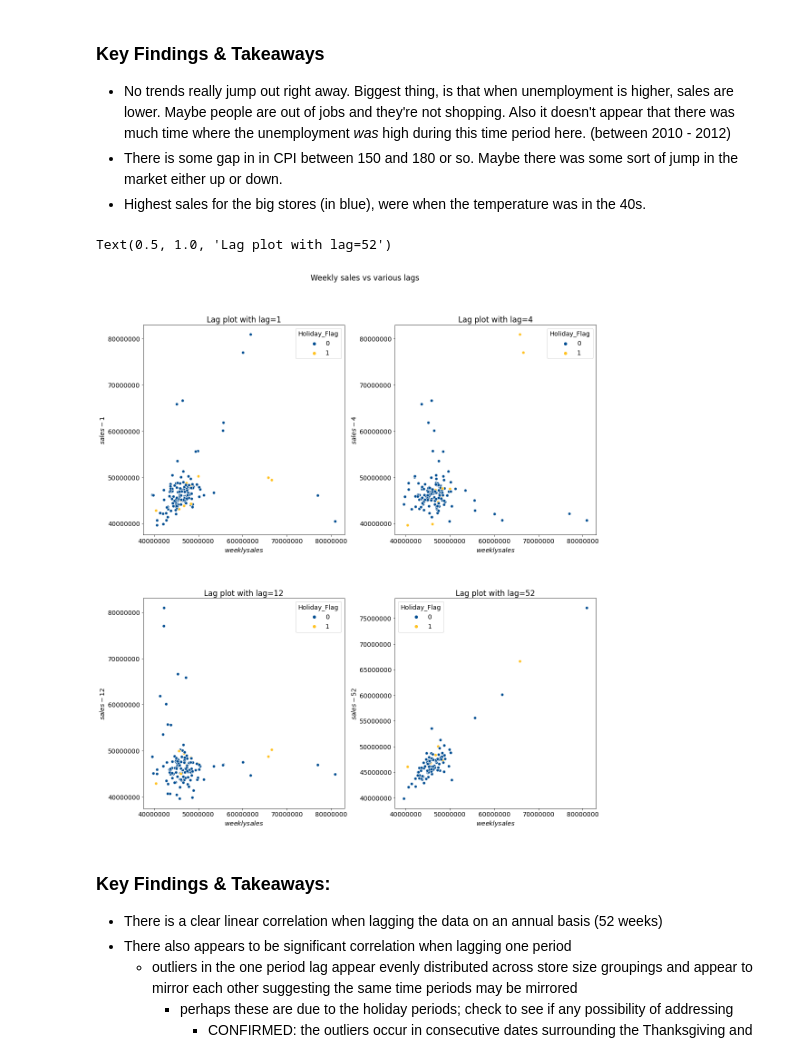
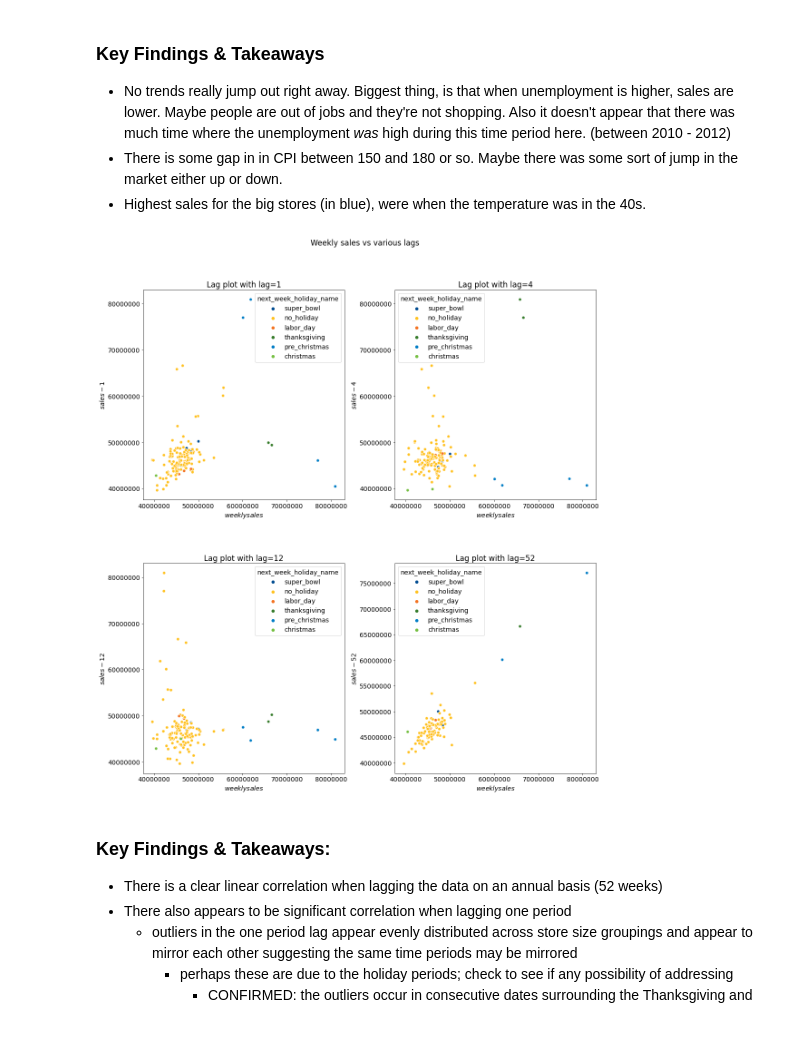
Before and after one commit to Attention-Walmart-Shoppers/capstone, a Jupyter notebook: final_notebook_draft.ipynb, the cells around one changed output. Drawn from its saved outputs; the diff is of its cells as text; code cells hidden in the pictures.

Commit message:
fix lag graphs to include holiday hue

```diff
--- a/final_notebook_draft.ipynb
+++ b/final_notebook_draft.ipynb
@@ -354,3 +334,10 @@ df_data1 = df_data1.set_index('Date').sort_index()
+# %%
+# set up dataframe to use in lag plots
+# columns we'll need
+cols = ['next_week_sales_target', 'next_week_holiday_name', 'next_week_date']
+
+# create temp dataframe with columns, set to datetime index, sort the index and drop nulls
+df_data1 = df[cols].set_index('next_week_date').sort_index().dropna()
 # %%
 # Various Target Lag plots
 
@@ -359,41 +346,47 @@ fig.suptitle('Weekly sales vs various lags')
 fig.tight_layout(h_pad = 2, w_pad = 4)
 fig.set_figheight(18)
 fig.set_figwidth(15)
 
 
 plt.subplot(2, 2, 1)
-ax1 = sns.scatterplot(df_data1.groupby('Date').Weekly_Sales.agg('sum'), df_data1.groupby('Date').Weekly_Sales.agg('sum').shift(-1),
-                      hue=df_data1.Holiday_Flag)
+ax1 = sns.scatterplot(df_data1.groupby('next_week_date').next_week_sales_target.agg('sum'),
+                      df_data1.groupby('next_week_date').next_week_sales_target.agg('sum').shift(-1),
+                      hue=df_data1.next_week_holiday_name)
 plt.xlabel('$weekly sales$')
 plt.ylabel('$sales - 1$')
 ax1.ticklabel_format(style = 'plain')
 ax1.set_title('Lag plot with lag=1')
 
 plt.subplot(2, 2, 2)
-ax2 = sns.scatterplot(df_data1.groupby('Date').Weekly_Sales.agg('sum'), df_data1.groupby('Date').Weekly_Sales.agg('sum').shift(-4), hue=df_data1.Holiday_Flag)
+ax2 = sns.scatterplot(df_data1.groupby('next_week_date').next_week_sales_target.agg('sum'),
+                      df_data1.groupby('next_week_date').next_week_sales_target.agg('sum').shift(-4),
+                      hue=df_data1.next_week_holiday_name)
 plt.xlabel('$weekly sales$')
 plt.ylabel('$sales - 4$')
 ax2.ticklabel_format(style = 'plain')
 ax2.set_title('Lag plot with lag=4')
 
 plt.subplot(2, 2, 3)
-ax3= sns.scatterplot(df_data1.groupby('Date').Weekly_Sales.agg('sum'), df_data1.groupby('Date').Weekly_Sales.agg('sum').shift(-12), hue=df_data1.Holiday_Flag)
+ax3= sns.scatterplot(df_data1.groupby('next_week_date').next_week_sales_target.agg('sum'),
+                      df_data1.groupby('next_week_date').next_week_sales_target.agg('sum').shift(-12),
+                      hue=df_data1.next_week_holiday_name)
 plt.xlabel('$weekly sales$')
 plt.ylabel('$sales - 12$')
 ax3.ticklabel_format(style = 'plain')
 ax3.set_title('Lag plot with lag=12')
 
 plt.subplot(2, 2, 4)
-ax4= sns.scatterplot(df_data1.groupby('Date').Weekly_Sales.agg('sum'), df_data1.groupby('Date').Weekly_Sales.agg('sum').shift(-52), hue=df_data1.Holiday_Flag)
+ax4= sns.scatterplot(df_data1.groupby('next_week_date').next_week_sales_target.agg('sum'),
+                      df_data1.groupby('next_week_date').next_week_sales_target.agg('sum').shift(-52),
+                      hue=df_data1.next_week_holiday_name)
 plt.xlabel('$weekly sales$')
 plt.ylabel('$sales - 52$')
 ax4.ticklabel_format(style = 'plain')
 ax4.set_title('Lag plot with lag=52')
 
-#plt.legend(labels = ['No Holiday', 'Holiday'])
+plt.show()
 # %% [output]
-Text(0.5, 1.0, 'Lag plot with lag=52')
-[figure, old version]
+[figure, new version]
 # %% [markdown]
 ### Key Findings & Takeaways:
 * There is a clear linear correlation when lagging the data on an annual basis (52 weeks)
```
Also changed, not shown: parts of 2 cells of this notebook.
